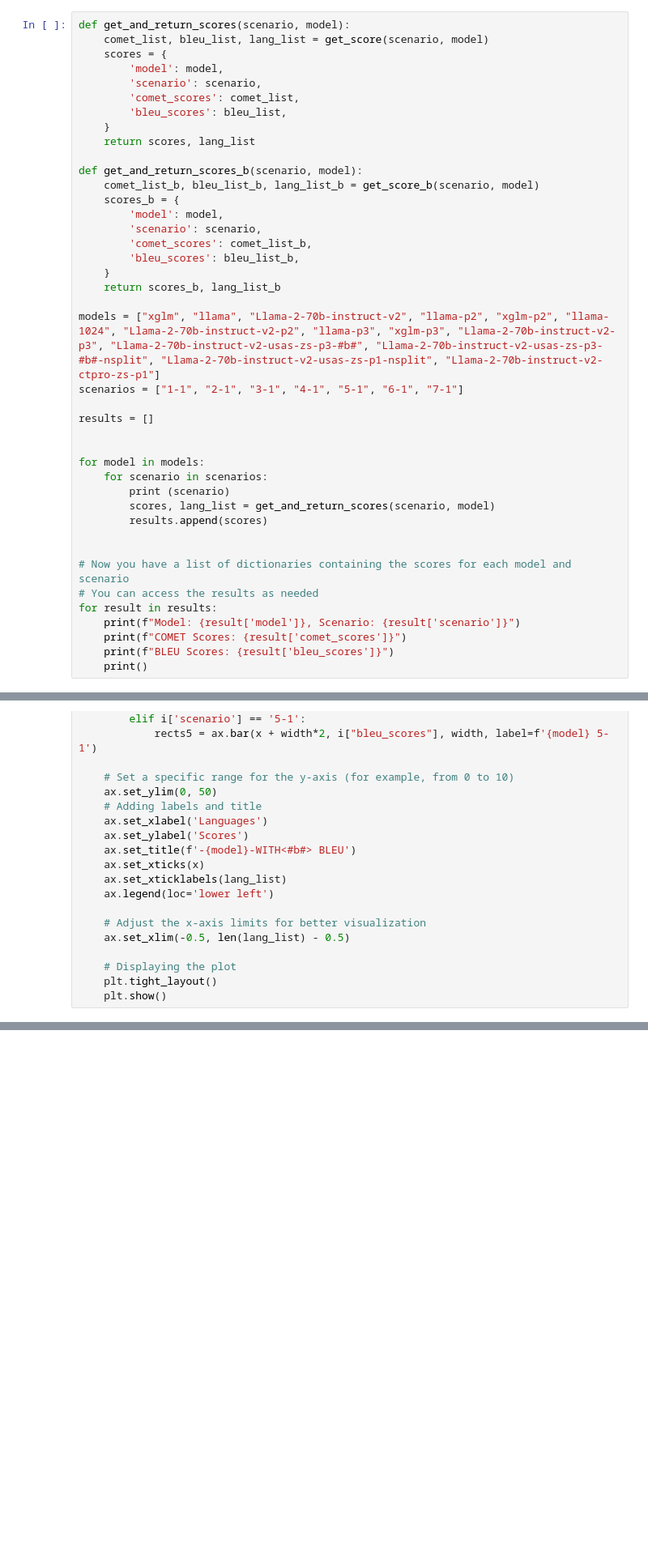
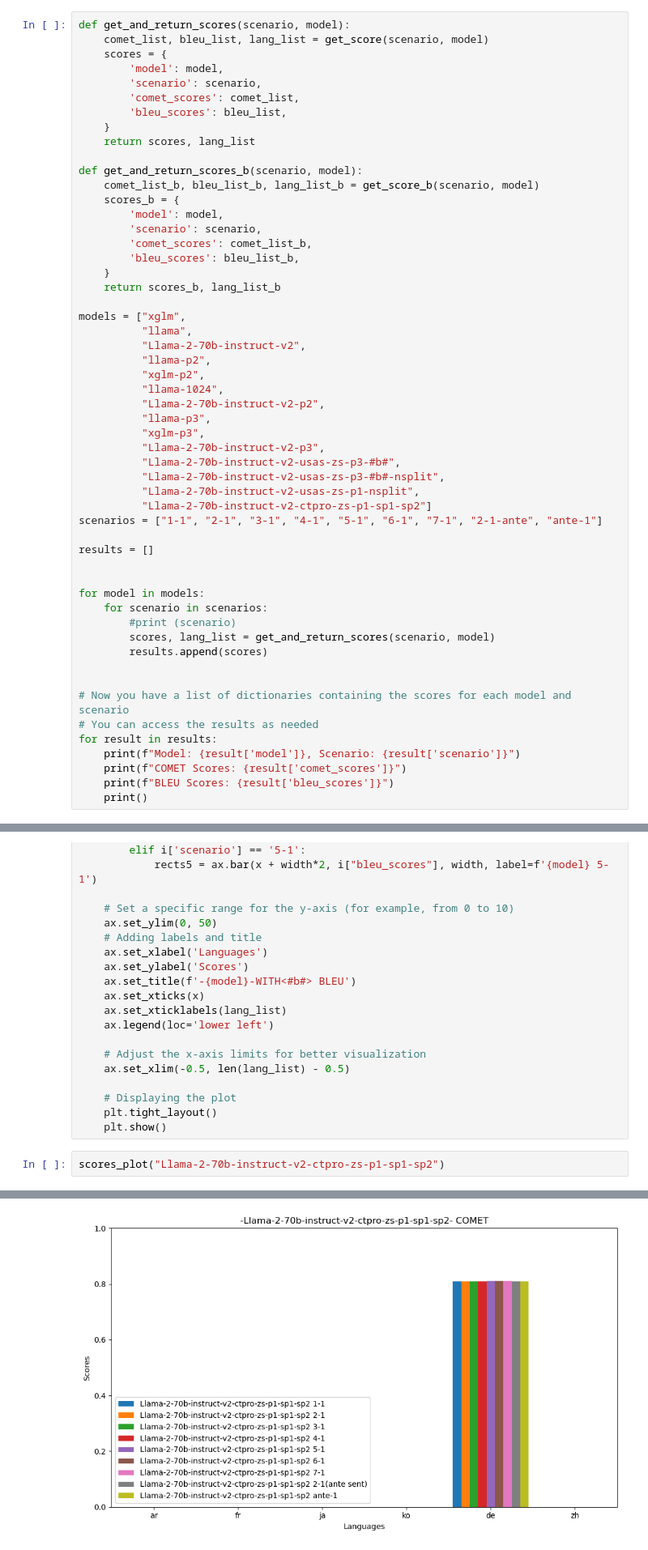
Before and after one commit to su0315/LLM_Contextual_Prompt_MT, a Jupyter notebook: notebook/result_visualization/context_size_comparison.ipynb, the cells around one changed output, grey strips where cells are left out. Shown at 81% size. Saved outputs shown, nothing was run; the diff lists cells and outputs as text; blank space fills up the shorter version.

```diff
--- a/notebook/result_visualization/context_size_comparison.ipynb
+++ b/notebook/result_visualization/context_size_comparison.ipynb
@@ -93,15 +93,28 @@ def get_and_return_scores_b(scenario, model):
     }
     return scores_b, lang_list_b
 
-models = ["xglm", "llama", "Llama-2-70b-instruct-v2", "llama-p2", "xglm-p2", "llama-1024", "Llama-2-70b-instruct-v2-p2", "llama-p3", "xglm-p3", "Llama-2-70b-instruct-v2-p3", "Llama-2-70b-instruct-v2-usas-zs-p3-#b#", "Llama-2-70b-instruct-v2-usas-zs-p3-#b#-nsplit", "Llama-2-70b-instruct-v2-usas-zs-p1-nsplit", "Llama-2-70b-instruct-v2-ctpro-zs-p1"]
-scenarios = ["1-1", "2-1", "3-1", "4-1", "5-1", "6-1", "7-1"]
+models = ["xglm",
+          "llama",
+          "Llama-2-70b-instruct-v2",
+          "llama-p2",
+          "xglm-p2",
+          "llama-1024",
+          "Llama-2-70b-instruct-v2-p2",
+          "llama-p3",
+          "xglm-p3",
+          "Llama-2-70b-instruct-v2-p3",
+          "Llama-2-70b-instruct-v2-usas-zs-p3-#b#",
+          "Llama-2-70b-instruct-v2-usas-zs-p3-#b#-nsplit",
+          "Llama-2-70b-instruct-v2-usas-zs-p1-nsplit",
+          "Llama-2-70b-instruct-v2-ctpro-zs-p1-sp1-sp2"]
+scenarios = ["1-1", "2-1", "3-1", "4-1", "5-1", "6-1", "7-1", "2-1-ante", "ante-1"]
 
 results = []
 
 
 for model in models:
     for scenario in scenarios:
-        print (scenario)
+        #print (scenario)
         scores, lang_list = get_and_return_scores(scenario, model)
         results.append(scores)
 
@@ -417,3 +438,6 @@ def scores_plot_b(model):
     # Displaying the plot
     plt.tight_layout()
     plt.show()
+# %%
+scores_plot("Llama-2-70b-instruct-v2-ctpro-zs-p1-sp1-sp2")
+# %% [output]
@@ -419,0 +447 @@ def scores_plot_b(model):
+[figure, added]
```
Also changed, not shown: parts of 7 cells of this notebook, 13 other files.
